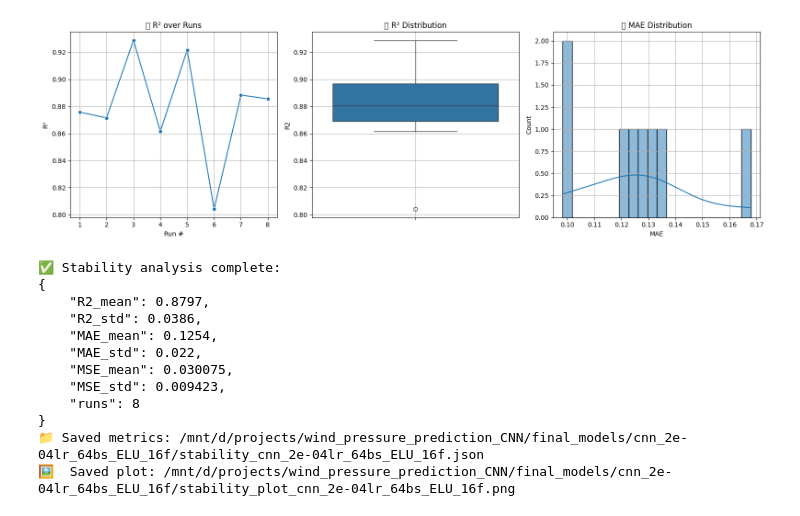
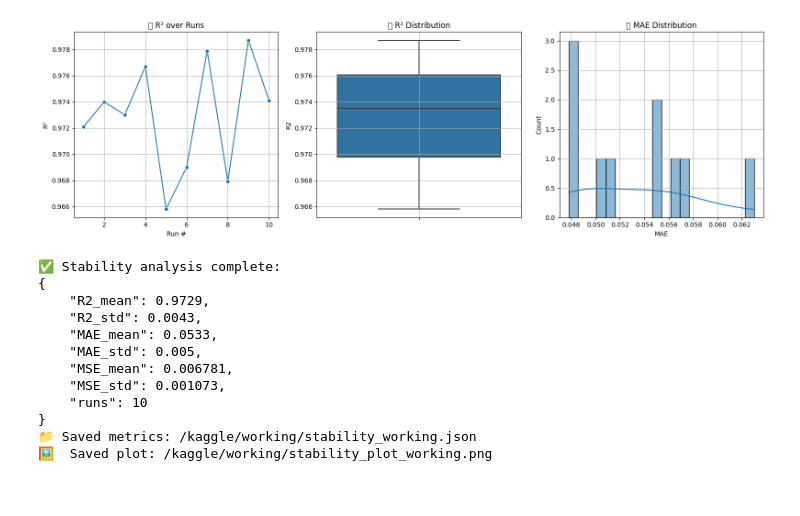
Before and after one commit to fzakharov129/wind_pressure_prediction_CNN, a Jupyter notebook: notebooks/03_final_config_stability.ipynb, the cells around one changed output. Drawn from its saved outputs; the diff is of its cells as text; code cells hidden in the pictures.

Commit message:
Kaggle Notebook | wind_pressure_prediction_CNN_final_stability | Version 3

```diff
--- a/notebooks/03_final_config_stability.ipynb
+++ b/notebooks/03_final_config_stability.ipynb
@@ -38,9 +38,12 @@ print(f"🛠 Device: {device}")
 # ----------------------------
 
 # 🔧 Вставь сюда свои актуальные пути:
-DATA_ROOT = Path("/mnt/d/projects/wind_pressure_prediction_CNN/data/processed/cnn_input")
-SAVE_ROOT = Path("/mnt/d/projects/wind_pressure_prediction_CNN/final_models/cnn_2e-04lr_64bs_ELU_16f")
-CONFIG_PATH = Path("/mnt/d/projects/wind_pressure_prediction_CNN/final_models/cnn_2e-04lr_64bs_ELU_16f/cnn_2e-04lr_64bs_ELU_16f.json")
+# DATA_ROOT = Path("/mnt/d/projects/wind_pressure_prediction_CNN/data/processed/cnn_input")
+DATA_ROOT = Path("/kaggle/input")
+# SAVE_ROOT = Path("/mnt/d/projects/wind_pressure_prediction_CNN/final_models/cnn_2e-04lr_64bs_ELU_16f")
+SAVE_ROOT = Path("/kaggle/working/")
+# CONFIG_PATH = Path("/mnt/d/projects/wind_pressure_prediction_CNN/final_models/cnn_2e-04lr_64bs_ELU_16f/cnn_2e-04lr_64bs_ELU_16f.json")
+CONFIG_PATH = Path("/kaggle/input/cnn_2e-04lr_64bs_ELU_16f.json")
 LOG_CSV_PATH = SAVE_ROOT / "stability_log.csv"
 
 # ----------------------------
@@ -130,8 +133,8 @@ def train_cnn(
     X_train, Y_train,
     X_val, Y_val,
     best_r2
-):
-    # ⬇️ Переводим данные в тензоры
+    ):
+    # ✅ Переводим данные в тензоры
     X_train = torch.tensor(X_train, dtype=torch.float32).to(device)
     Y_train = torch.tensor(Y_train, dtype=torch.float32).to(device)
     X_val   = torch.tensor(X_val,   dtype=torch.float32).to(device)
@@ -141,10 +144,10 @@ def train_cnn(
     print("X_train shape:", X_train.shape)
     print("X_val shape:", X_val.shape)
 
-    # 🎯 Проверка распределения целевой переменной
+    # 🎯 Основной график распределения
     plt.figure(figsize=(10, 5))
-    plt.hist(Y_train.flatten(), bins=50, alpha=0.6, label='Train Y')
-    plt.hist(Y_val.flatten(), bins=50, alpha=0.6, label='Val Y')
+    plt.hist(Y_train.cpu().flatten(), bins=50, alpha=0.6, label='Train Y')  # <-- добавлено .cpu()
+    plt.hist(Y_val.cpu().flatten(), bins=50, alpha=0.6, label='Val Y')      # <-- добавлено .cpu()
     plt.xlabel("Target Value")
     plt.ylabel("Frequency")
     plt.title(f"🎯 Target Distribution — Train vs Val")
@@ -152,6 +155,7 @@ def train_cnn(
     plt.grid(True)
     plt.tight_layout()
     plt.show()
+
 
     model = WindPressureCNN(
         input_channels=input_channels,
@@ -177,7 +181,7 @@ def train_cnn(
 
     # Тренировка
     best_loss = float("inf")
-    patience = 5
+    patience = 150
     counter = 0
 
     for epoch in tqdm(range(epochs), desc="Epochs"):
@@ -267,11 +271,12 @@ def set_seed(seed=42):
 with open(CONFIG_PATH, "r") as f:
     config = json.load(f)
 
+
 X_all = np.load(DATA_ROOT / "X_cnn.npy")
 Y_all = np.load(DATA_ROOT / "Y_cnn.npy")
 
 # === Цикл по сидом
-NUM_RUNS = 2
+NUM_RUNS = 10
 random.seed(int(time.time()))  # или просто random.seed() для более случайной генерации
 seeds = random.sample(range(1_000_000), NUM_RUNS)  # 10 уникальных случайных seed
 base_run_id = CONFIG_PATH.parent.name
@@ -386,7 +387,7 @@ X_val shape: torch.Size([61, 3, 9, 28])
 # 📁 src/tuning/analyze_stability.py
 
 # 📌 Пути (адаптируй под свой путь к лог-файлу)
-SAVE_ROOT = Path("/mnt/d/projects/wind_pressure_prediction_CNN/final_models/cnn_2e-04lr_64bs_ELU_16f")
+
 LOG_CSV_PATH = SAVE_ROOT / "stability_log.csv"
 ARCH_LABEL = SAVE_ROOT.name  # используем имя папки как ярлык модели
 
@@ -421,43 +422,43 @@ sns.lineplot(x="run", y="R2", data=df, marker="o", linewidth=1.5)
 plt.title("📈 R² over Runs")
 plt.xlabel("Run #")
 plt.ylabel("R²")
 plt.grid(True)
 
 # ➤ Boxplot R²
 plt.subplot(1, 3, 2)
 sns.boxplot(y="R2", data=df)
 plt.title("🎯 R² Distribution")
 plt.grid(True)
 
 # ➤ Гистограмма MAE
 plt.subplot(1, 3, 3)
 sns.histplot(df["MAE"], bins=20, kde=True)
 plt.title("📉 MAE Distribution")
 plt.xlabel("MAE")
 plt.grid(True)
 
 # 💾 Сохраняем график
 fig_path = SAVE_ROOT / f"stability_plot_{ARCH_LABEL}.png"
 plt.tight_layout()
 plt.savefig(fig_path)
 plt.show()
 
 # ✅ Вывод
 print("✅ Stability analysis complete:")
 print(json.dumps(stability, indent=4))
 print(f"📁 Saved metrics: {stability_path}")
 print(f"🖼️  Saved plot: {fig_path}")
 # %% [output]
-[figure, old version]
+[figure, new version]
 ✅ Stability analysis complete:
 {
-    "R2_mean": 0.8797,
-    "R2_std": 0.0386,
-    "MAE_mean": 0.1254,
-    "MAE_std": 0.022,
-    "MSE_mean": 0.030075,
-    "MSE_std": 0.009423,
-    "runs": 8
+    "R2_mean": 0.9729,
+    "R2_std": 0.0043,
+    "MAE_mean": 0.0533,
+    "MAE_std": 0.005,
+    "MSE_mean": 0.006781,
+    "MSE_std": 0.001073,
+    "runs": 10
 }
-📁 Saved metrics: /mnt/d/projects/wind_pressure_prediction_CNN/final_models/cnn_2e-04lr_64bs_ELU_16f/stability_cnn_2e-04lr_64bs_ELU_16f.json
-🖼️  Saved plot: /mnt/d/projects/wind_pressure_prediction_CNN/final_models/cnn_2e-04lr_64bs_ELU_16f/stability_plot_cnn_2e-04lr_64bs_ELU_16f.png
+📁 Saved metrics: /kaggle/working/stability_working.json
+🖼️  Saved plot: /kaggle/working/stability_plot_working.png
```
Also changed, not shown: parts of 3 cells of this notebook.
